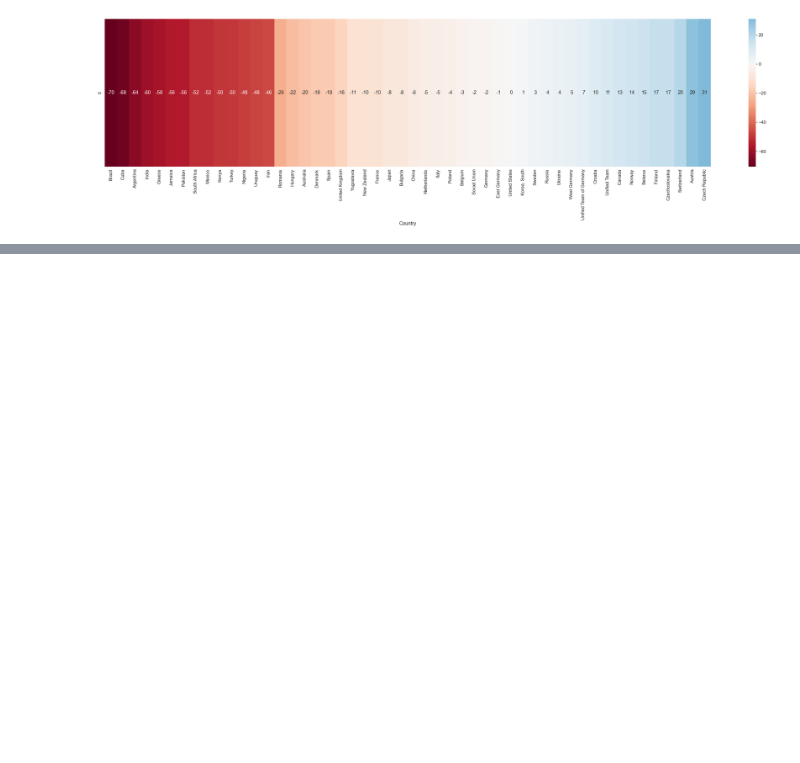
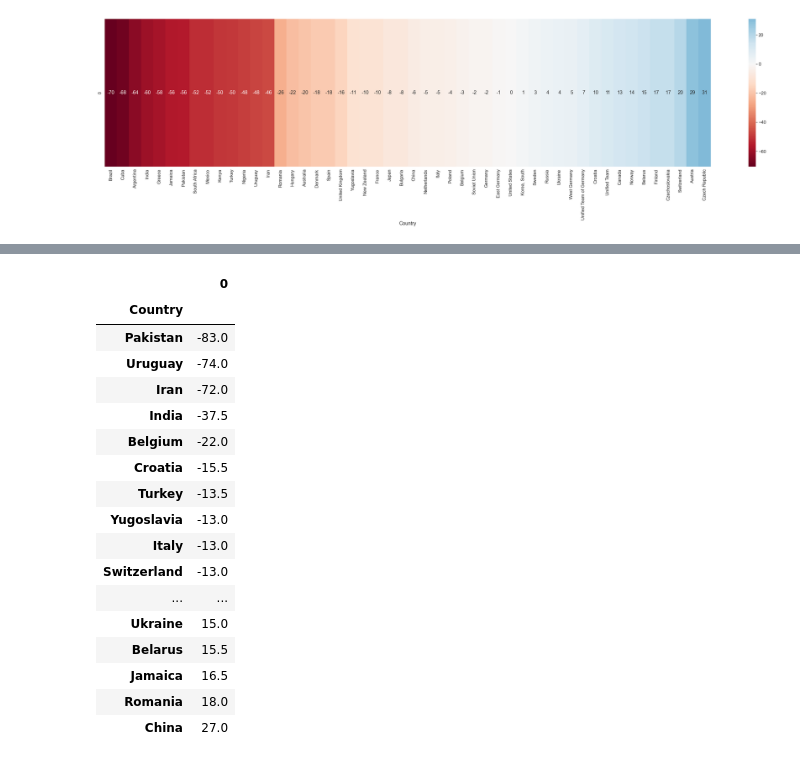
Before and after one commit to marb61a/Data-Science-Projects, a Jupyter notebook: Olympic Games Project/Olympic-Games.ipynb, the cells around one changed output, grey strips where cells are left out. Cells and saved outputs as stored; diff of their text form; code cells hidden in the pictures; blank space fills up the shorter version.

```diff
--- a/Olympic Games Project/Olympic-Games.ipynb
+++ b/Olympic Games Project/Olympic-Games.ipynb
@@ -1266,0 +1281,22 @@ plt.show()
+# %%
+rank_diff2 = top_50.Men.sub(top_50.Women).sort_values().to_frame()
+rank_diff2
+# %% [output]
+|  | 0 |
+| Country |  |
+| Pakistan | -83.0 |
+| Uruguay | -74.0 |
+| Iran | -72.0 |
+| India | -37.5 |
+| Belgium | -22.0 |
+| Croatia | -15.5 |
+| Turkey | -13.5 |
+| Yugoslavia | -13.0 |
+| Italy | -13.0 |
+| Switzerland | -13.0 |
+| ... | ... |
+| Ukraine | 15.0 |
+| Belarus | 15.5 |
+| Jamaica | 16.5 |
+| Romania | 18.0 |
+| China | 27.0 |
```
Also changed, not shown: parts of 5 cells of this notebook.
